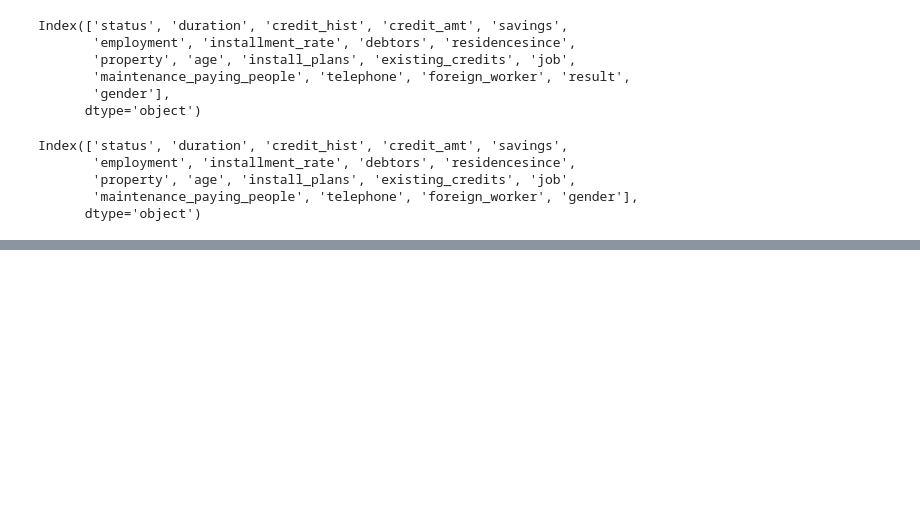
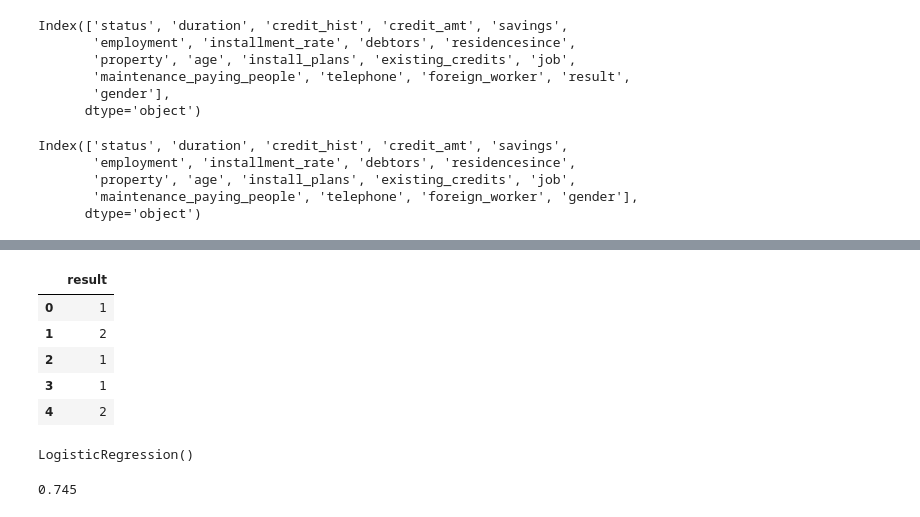
Before and after one commit to ekta0596/DataAcquisition-valuation, a Jupyter notebook: data-processing-pipeline.ipynb, the cells around one changed output, grey strips where cells are left out. Drawn from its saved outputs; the diff is of its cells as text; code cells hidden in the pictures; blank space fills up the shorter version.

```diff
--- a/data-processing-pipeline.ipynb
+++ b/data-processing-pipeline.ipynb
@@ -84,0 +104,13 @@ Index(['status', 'duration', 'credit_hist', 'credit_amt', 'savings',
+# %%
+y.head()
+# %% [output]
+|  | result |
+| 0 | 1 |
+| 1 | 2 |
+| 2 | 1 |
+| 3 | 1 |
+| 4 | 2 |
+# %%
+logistic_model.fit(x_train, y_train.values.ravel())
+# %% [output]
+LogisticRegression()
@@ -84,0 +119,4 @@ Index(['status', 'duration', 'credit_hist', 'credit_amt', 'savings',
+# %%
+accuracy_score(y_test, y_pred)
+# %% [output]
+0.745
```
Also changed, not shown: parts of 6 cells of this notebook.
